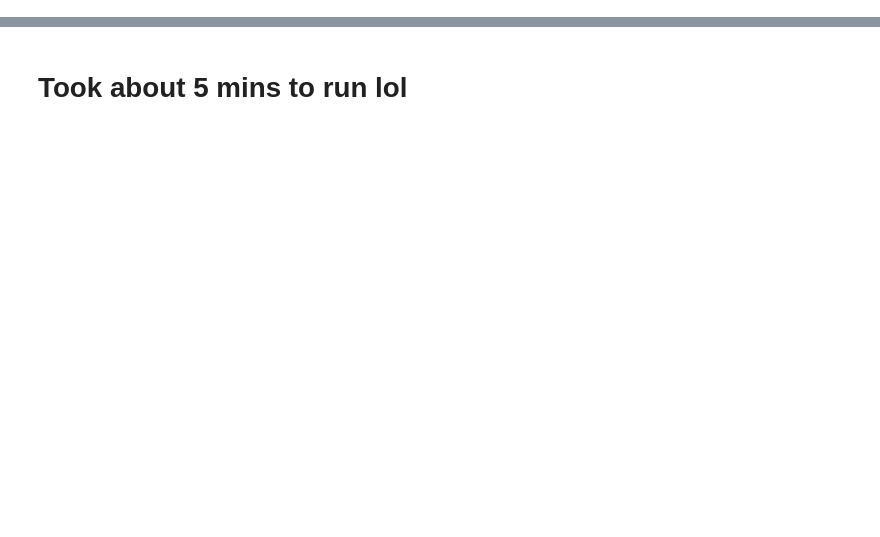
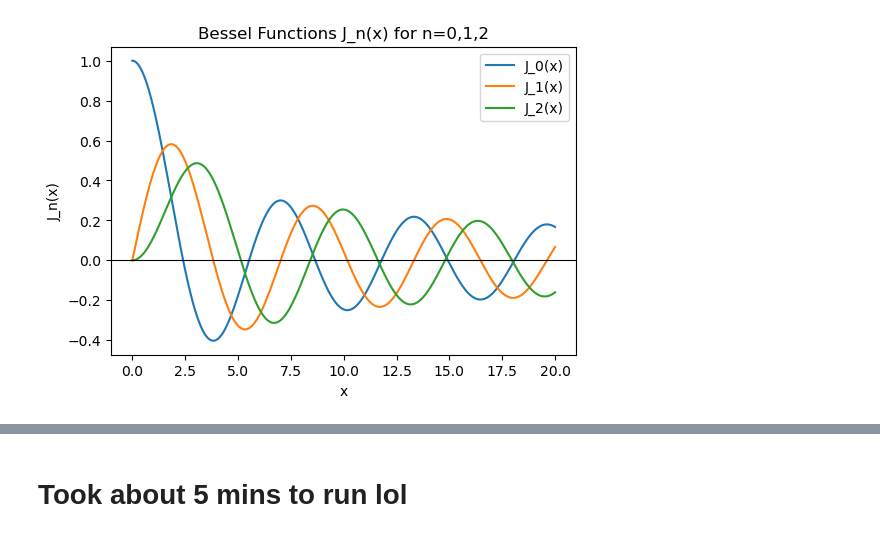
Before and after one commit to Quantum-Impulse/Sci-Comp, a Jupyter notebook: P2/Report 1/P2_Graph_Generation.ipynb, the cells around one changed output, grey strips where cells are left out. Saved outputs shown, nothing was run; the diff lists cells and outputs as text; code cells hidden in the pictures; blank space fills up the shorter version.

```diff
--- a/P2/Report 1/P2_Graph_Generation.ipynb
+++ b/P2/Report 1/P2_Graph_Generation.ipynb
@@ -85,0 +1,62 @@ First 5 positive roots of J_2(x):
+# %%
+import numpy as np
+import matplotlib.pyplot as plt
+from scipy.special import jn  # jn(n, x) = J_n(x)
+from scipy.optimize import brentq
+
+def find_bessel_roots(n, num_roots=5, x_max=50):
+    """
+    Finds the first `num_roots` positive roots of J_n(x) up to x = x_max
+    using a bracket-search + brentq.
+    """
+    x_vals = np.linspace(0.001, x_max, 10000)  # Dense grid + skip x=0
+    f_vals = [jn(n, xv) for xv in x_vals]
+
+    roots = []
+    for i in range(len(x_vals)-1):
+        v0, v1 = f_vals[i], f_vals[i+1]
+
+        # Check for opposite signs:
+        if v0 * v1 < 0:
+            try:
+                # bracket the zero
+                r = brentq(lambda xx: jn(n, xx), x_vals[i], x_vals[i+1])
+                roots.append(r)
+            except ValueError:
+                pass
+
+        # Stop if we found enough
+        if len(roots) >= num_roots:
+            break
+
+    return roots
+
+def main():
+    x_plot = np.linspace(0, 20, 1000)
+
+    # Plot J_0, J_1, J_2 from 0..20
+    plt.figure(figsize=(6,4))
+    for n in [0,1,2]:
+        plt.plot(x_plot, jn(n, x_plot), label=f"J_{n}(x)")
+    plt.axhline(0, color='black', lw=0.8)
+    plt.xlabel("x")
+    plt.ylabel("J_n(x)")
+    plt.title("Bessel Functions J_n(x) for n=0,1,2")
+    plt.legend()
+    plt.show()
+
+    # Print the first 5 positive roots for each n
+    for n in [0,1,2]:
+        roots_n = find_bessel_roots(n, num_roots=5, x_max=50)
+        print(f"First 5 positive roots of J_{n}(x):")
+        if roots_n:
+            for i, r in enumerate(roots_n, 1):
+                print(f"  Root #{i}: x = {r:.6f}")
+        else:
+            print("  None found!")
+        print()
+
+if __name__ == "__main__":
+    main()
+# %% [output]
+[figure, added]
```
Also changed, not shown: parts of 2 cells of this notebook.
